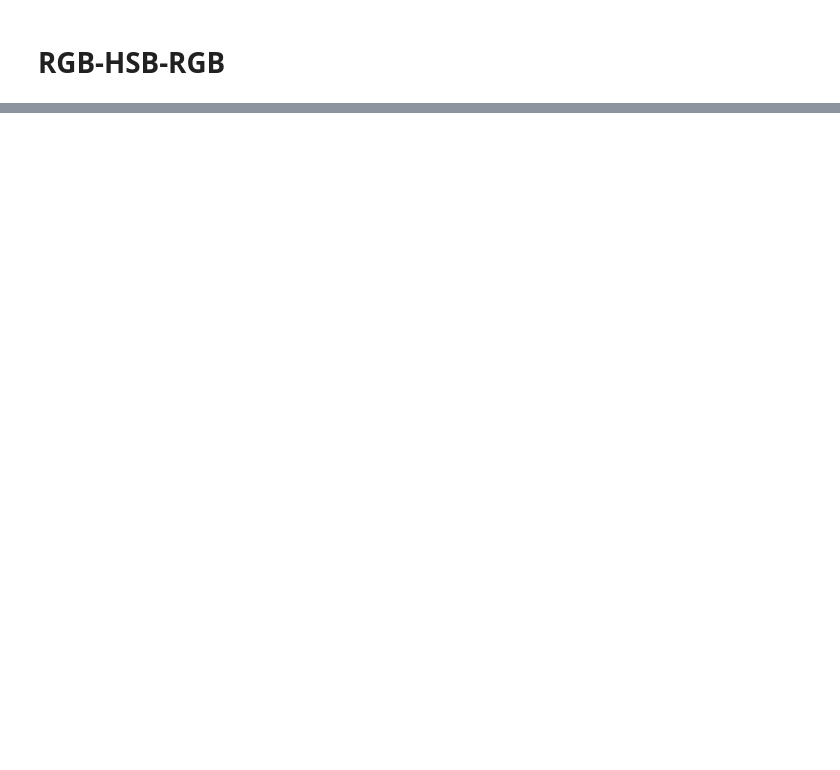
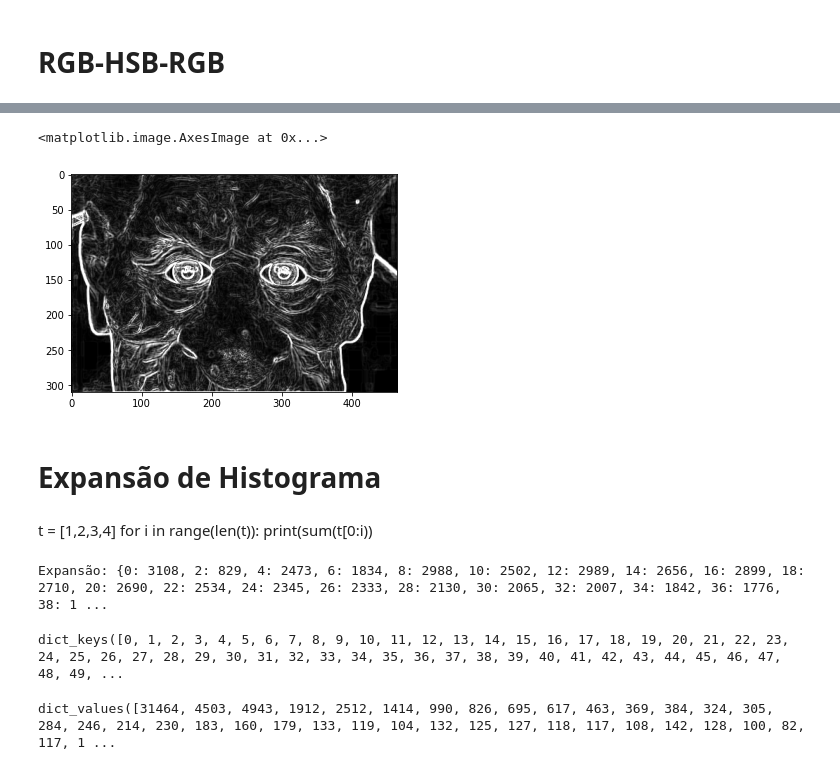
Before and after one commit to Alexandreprog/Digital-Image-Processing, a Jupyter notebook: PDI.ipynb, the cells around one changed output, grey strips where cells are left out. Drawn from its saved outputs; the diff is of its cells as text; code cells hidden in the pictures; blank space fills up the shorter version.

```diff
--- a/PDI.ipynb
+++ b/PDI.ipynb
@@ -427,0 +507,24 @@ plt.imshow(image_arr)
+# %%
+def sobel_filter(image_array):
+  result_image = image_array.copy()
+
+  image_array, rows_add, columns_add = zero_extension(image_array, 3, 3, 1, 1)
+  rows, columns, components = np.shape(image_array)
+
+  for i in range(rows_add, rows - rows_add):
+    for j in range(columns_add, columns - columns_add):
+      result =  abs(image_array[i + 1][j - 1] + 2*image_array[i + 1][j] + image_array[i + 1][j + 1] - image_array[i - 1][j - 1] - 2*image_array[i - 1][j] - image_array[i - 1][j + 1])
+      result +=  abs(image_array[i - 1][j + 1] + 2*image_array[i][j + 1] + image_array[i + 1][j + 1] - image_array[i - 1][j - 1] - 2*image_array[i][j - 1] - image_array[i + 1][j - 1])
+
+      result_image[i - rows_add][j - columns_add] = result
+
+  return result_image
+# %%
+image_arr = np.array(image)
+
+image_arr = control_saturation(image_arr, -2.0)
+
+image_arr = sobel_filter(image_arr)
+
+plt.imshow(image_arr)
+# %% [output]
@@ -427,0 +532,4 @@ plt.imshow(image_arr)
+<matplotlib.image.AxesImage at 0x...>
+[figure, added]
+# %% [markdown]
+# **Expansão de Histograma**
@@ -427,0 +567,4 @@ plt.imshow(image_arr)
+# %% [markdown]
+t = [1,2,3,4]
+for i in range(len(t)):
+print(sum(t[0:i))
@@ -427,0 +594,12 @@ plt.imshow(image_arr)
+# %%
+expansion = Counter(expansion_histogram(image_arr))
+# %% [output]
+Expansão: {0: 3108, 2: 829, 4: 2473, 6: 1834, 8: 2988, 10: 2502, 12: 2989, 14: 2656, 16: 2899, 18: 2710, 20: 2690, 22: 2534, 24: 2345, 26: 2333, 28: 2130, 30: 2065, 32: 2007, 34: 1842, 36: 1776, 38: 1 ...
+# %%
+print(counted.keys())
+# %% [output]
+dict_keys([0, 1, 2, 3, 4, 5, 6, 7, 8, 9, 10, 11, 12, 13, 14, 15, 16, 17, 18, 19, 20, 21, 22, 23, 24, 25, 26, 27, 28, 29, 30, 31, 32, 33, 34, 35, 36, 37, 38, 39, 40, 41, 42, 43, 44, 45, 46, 47, 48, 49, ...
+# %%
+print(counted.values())
+# %% [output]
+dict_values([31464, 4503, 4943, 1912, 2512, 1414, 990, 826, 695, 617, 463, 369, 384, 324, 305, 284, 246, 214, 230, 183, 160, 179, 133, 119, 104, 132, 125, 127, 118, 117, 108, 142, 128, 100, 82, 117, 1 ...
```
Also changed, not shown: parts of 33 cells of this notebook.
